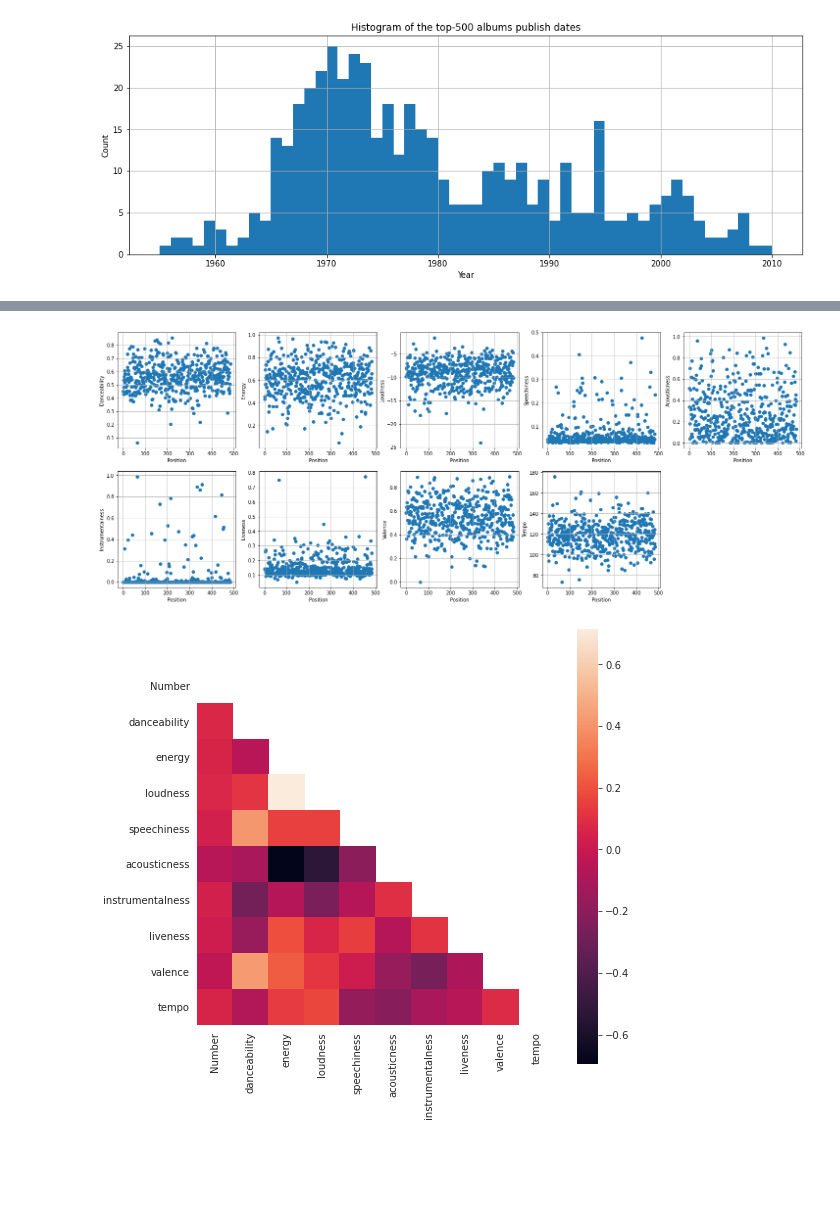
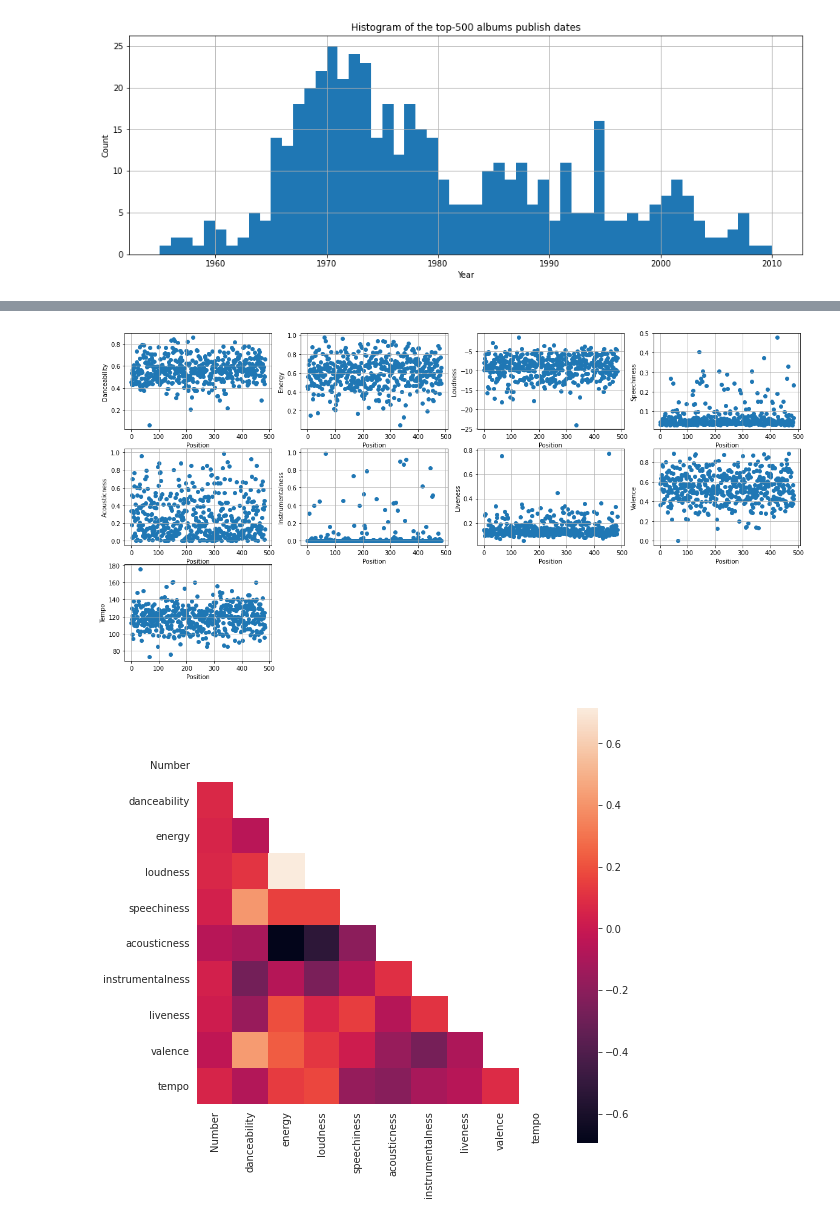
Before and after one commit to nachordo/pipelines-project, a Jupyter notebook: your-code/data-analysis.ipynb, the cells around one changed output, grey strips where cells are left out. Cells and saved outputs as stored; diff of their text form; code cells hidden in the pictures; blank space fills up the shorter version.

```diff
--- a/your-code/data-analysis.ipynb
+++ b/your-code/data-analysis.ipynb
@@ -90,17 +105,17 @@ plt.show()
 # %%
 features = ['danceability', 'energy',  'loudness',
             'speechiness', 'acousticness', 'instrumentalness', 'liveness', 'valence', 'tempo']
 
-plt.figure(figsize=(25,20))
+plt.figure(figsize=(20,17))
 for i in range(len(features)):
-    plt.subplot( len(features)//2,len(features)//2+1, i+1)
+    plt.subplot( len(features)//2+1,len(features)//2, i+1)
     plt.ylabel(features[i].capitalize())
     plt.xlabel("Position")
     plt.grid(True)
     plt.scatter( top500.index, top500[features[i]] )
 plt.show()
 # %% [output]
-[figure, old version]
+[figure, new version]
 # %%
 features = ['Number','danceability', 'energy',  'loudness',
             'speechiness', 'acousticness', 'instrumentalness', 'liveness', 'valence', 'tempo']
```
Also changed, not shown: parts of 18 cells of this notebook, 2 other files.
